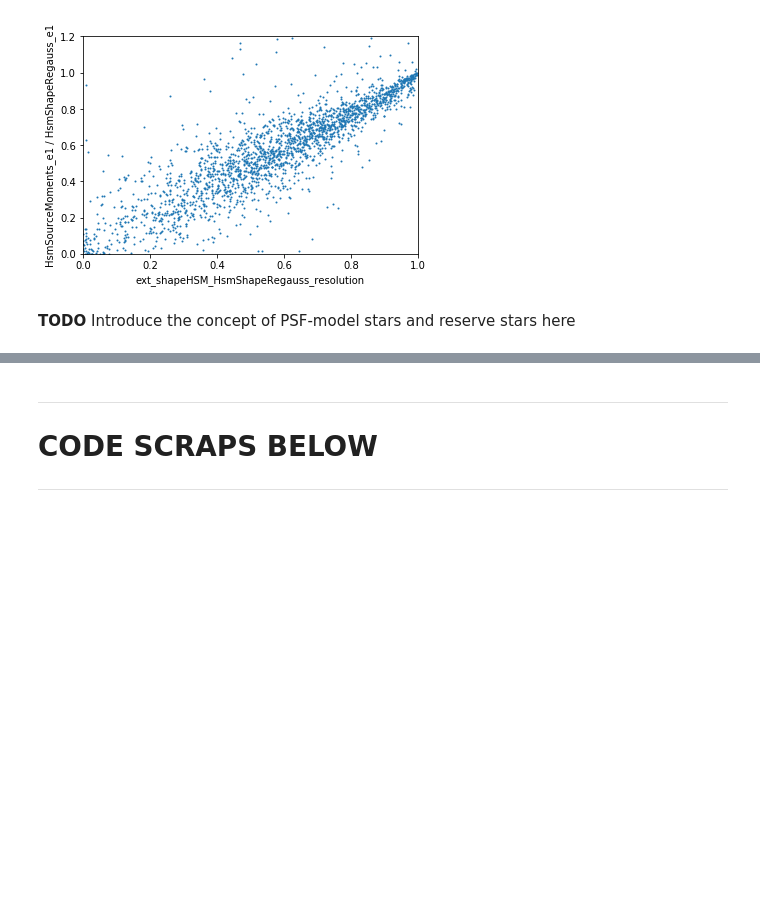
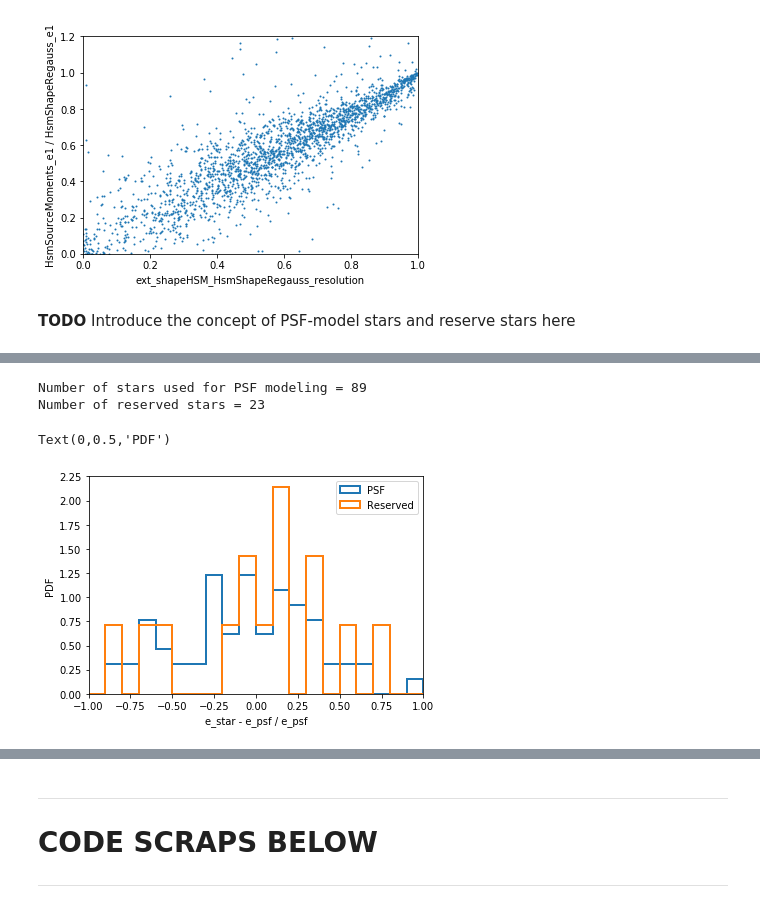
Before and after one commit to lsst-sitcom/notebooks, a Jupyter notebook: image_quality_demo.ipynb, the cells around one changed output, grey strips where cells are left out. Saved outputs shown, nothing was run; the diff lists cells and outputs as text; code cells hidden in the pictures; blank space fills up the shorter version.

```diff
--- a/image_quality_demo.ipynb
+++ b/image_quality_demo.ipynb
@@ -303,0 +512,25 @@ import pandas as pd
+# %%
+# Ellipticity residuals
+e1_star, e2_star = ellipticity(src['slot_Shape_xx'], src['slot_Shape_yy'], src['slot_Shape_xy'])
+e1_psf, e2_psf = ellipticity(src['slot_PsfShape_xx'], src['slot_PsfShape_yy'], src['slot_PsfShape_xy'])
+e1_res, e2_res = e1_star - e1_psf, e2_star - e2_psf
+# %%
+cut_psf_star = src['calib_psfUsed']
+cut_reserved_star = src['calib_psf_reserved']
+
+print('Number of stars used for PSF modeling =', np.sum(cut_psf_star))
+print('Number of reserved stars =', np.sum(cut_reserved_star)) # Should be about 20% of the sample used for PSF modeling
+
+plt.figure()
+#plt.yscale('log')
+plt.hist(e1_res[cut_psf_star] / e1_psf[cut_psf_star], bins=np.linspace(-1., 1., 21), range=(-1., 1.), histtype='step', lw=2, density=True, label='PSF')
+plt.hist(e1_res[cut_reserved_star] / e1_psf[cut_reserved_star], bins=np.linspace(-1., 1., 21), range=(-1., 1.), histtype='step', lw=2, density=True, label='Reserved')
+plt.xlim(-1., 1.)
+plt.legend(loc='upper right')
+plt.xlabel('e_star - e_psf / e_psf')
+plt.ylabel('PDF')
+# %% [output]
+Number of stars used for PSF modeling = 89
+Number of reserved stars = 23
+Text(0,0.5,'PDF')
+[figure, added]
```
Also changed, not shown: parts of 38 cells of this notebook.
